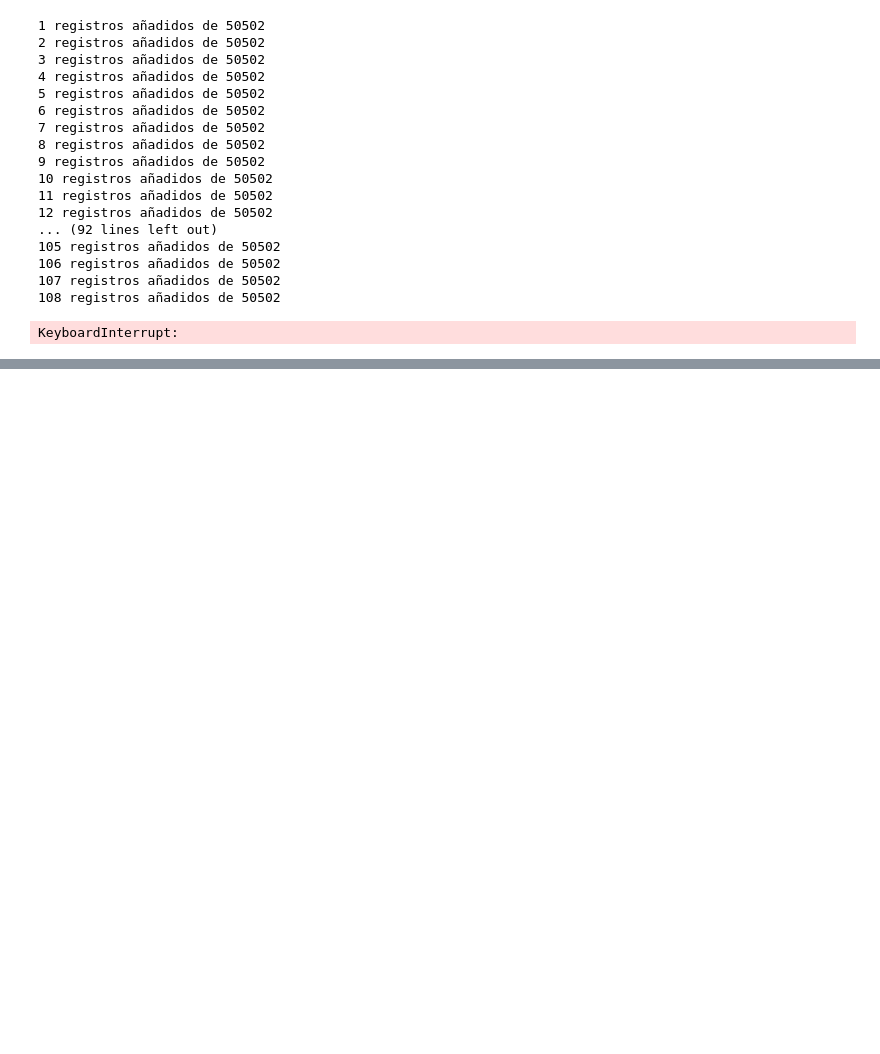
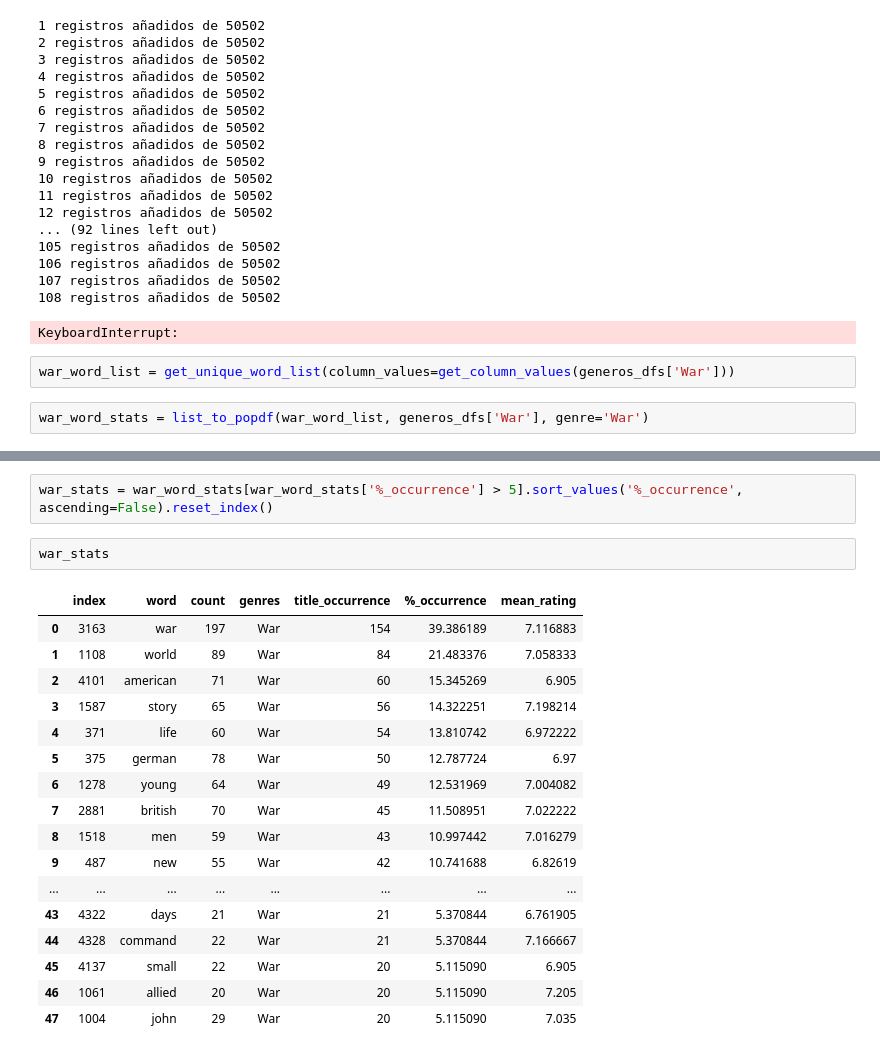
Before and after one commit to Garcipaldis/bridge_datascience_JorgeGarcia, a Jupyter notebook: EDA Project/word_mining.ipynb, the cells around one changed output, grey strips where cells are left out. Saved outputs shown, nothing was run; the diff lists cells and outputs as text; blank space fills up the shorter version.

```diff
--- a/EDA Project/Analytics.ipynb
+++ b/EDA Project/word_mining.ipynb
@@ -628,3 +679,7 @@ word_stats
 107 registros añadidos de 50502
 108 registros añadidos de 50502
 KeyboardInterrupt:
+# %%
+war_word_list = get_unique_word_list(column_values=get_column_values(generos_dfs['War']))
+# %%
+war_word_stats = list_to_popdf(war_word_list, generos_dfs['War'], genre='War')
@@ -630,0 +704,22 @@ KeyboardInterrupt:
+# %%
+war_stats = war_word_stats[war_word_stats['%_occurrence'] > 5].sort_values('%_occurrence', ascending=False).reset_index()
+# %%
+war_stats
+# %% [output]
+|  | index | word | count | genres | title_occurrence | %_occurrence | mean_rating |
+| 0 | 3163 | war | 197 | War | 154 | 39.386189 | 7.116883 |
+| 1 | 1108 | world | 89 | War | 84 | 21.483376 | 7.058333 |
+| 2 | 4101 | american | 71 | War | 60 | 15.345269 | 6.905 |
+| 3 | 1587 | story | 65 | War | 56 | 14.322251 | 7.198214 |
+| 4 | 371 | life | 60 | War | 54 | 13.810742 | 6.972222 |
+| 5 | 375 | german | 78 | War | 50 | 12.787724 | 6.97 |
+| 6 | 1278 | young | 64 | War | 49 | 12.531969 | 7.004082 |
+| 7 | 2881 | british | 70 | War | 45 | 11.508951 | 7.022222 |
+| 8 | 1518 | men | 59 | War | 43 | 10.997442 | 7.016279 |
+| 9 | 487 | new | 55 | War | 42 | 10.741688 | 6.82619 |
+| ... | ... | ... | ... | ... | ... | ... | ... |
+| 43 | 4322 | days | 21 | War | 21 | 5.370844 | 6.761905 |
+| 44 | 4328 | command | 22 | War | 21 | 5.370844 | 7.166667 |
+| 45 | 4137 | small | 22 | War | 20 | 5.115090 | 6.905 |
+| 46 | 1061 | allied | 20 | War | 20 | 5.115090 | 7.205 |
+| 47 | 1004 | john | 29 | War | 20 | 5.115090 | 7.035 |
```
Also changed, not shown: parts of 14 cells of this notebook, 14 other files.
